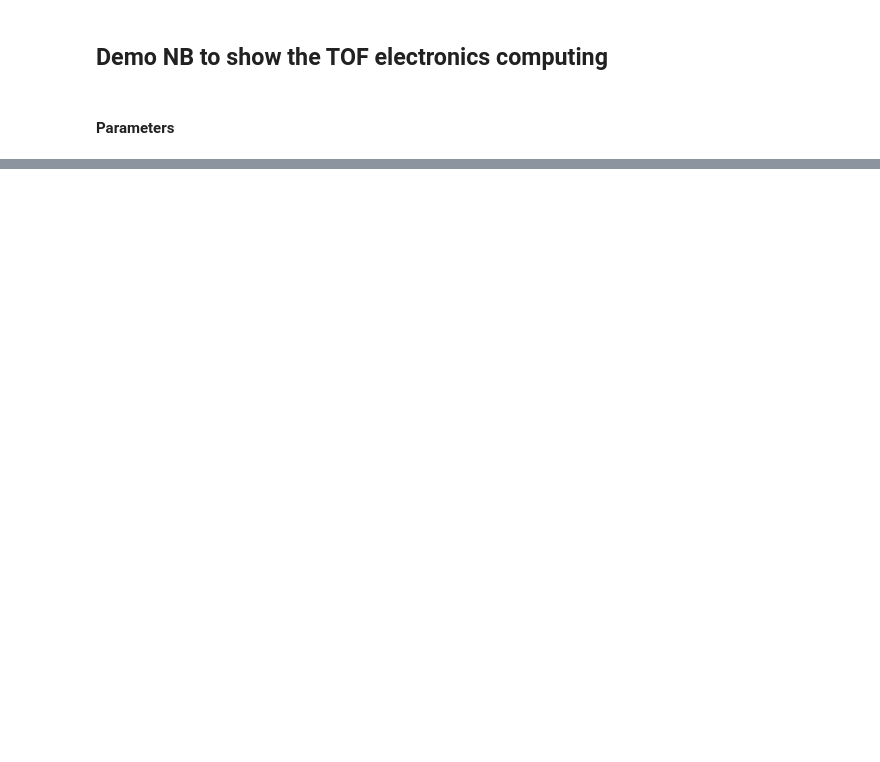
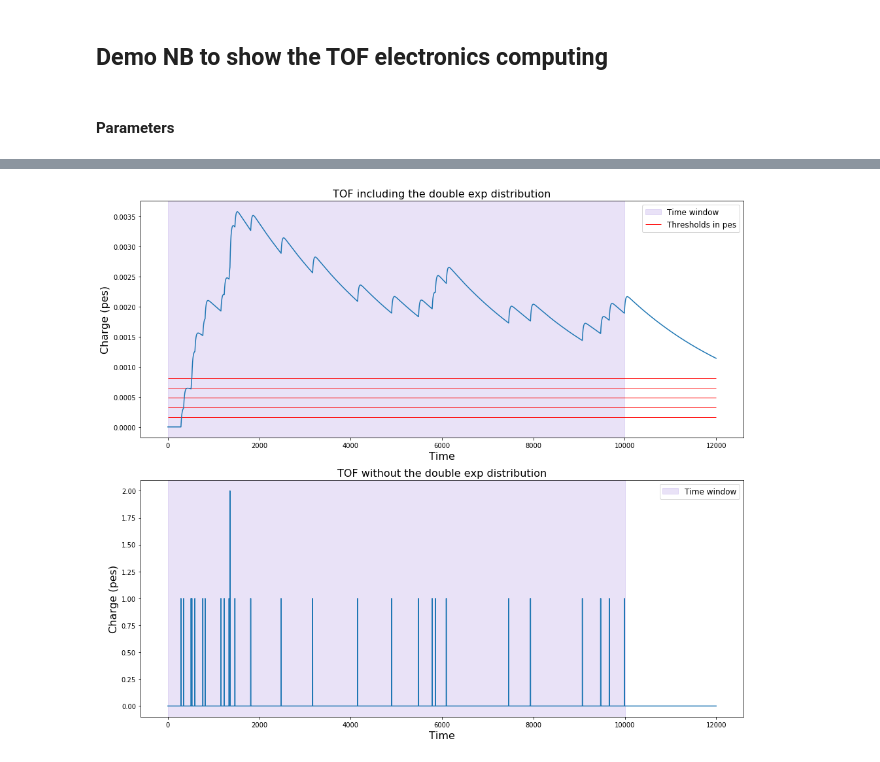
Before and after one commit to petalo-project/ANTEANB, a Jupyter notebook: elec/TOF_compute_demo.ipynb, the cells around one changed output, grey strips where cells are left out. Saved outputs shown, nothing was run; the diff lists cells and outputs as text; code cells hidden in the pictures; blank space fills up the shorter version.

```diff
--- a/elec/TOF_compute_demo.ipynb
+++ b/elec/TOF_compute_demo.ipynb
@@ -119,0 +99,7 @@ for evt in range(1):
+# %%
+timestamp_thr = np.array([0.5, 1, 1.5, 2, 2.5])
+timestamp_thr = timestamp_thr/norm # Important to divide by the normalization
+print(timestamp_thr)
+for t_thr in timestamp_thr:
+    new_tof = evt_tof_exp_dist[evt_tof_exp_dist.charge > t_thr]
+    print(new_tof.head())
@@ -119,0 +124,20 @@ for evt in range(1):
+# %%
+fig, (ax1, ax2) = plt.subplots(2,1,figsize=(14,12))
+ax1.plot(np.arange(0, 12000), tdc_conv[:12000]  )
+ax1.hlines(timestamp_thr, 0, 12000, 'r', lw=1, label='Thresholds in pes')
+#ax1.vlines([0, 10000], 0, 0.0035, 'mediumpurple', lw=2)
+ax1.axvspan(0, 10000, alpha=0.2, color='mediumpurple', label='Time window')
+ax2.plot(np.arange(0, 12000), tdc_no_conv[:12000])
+ax2.axvspan(0, 10000, alpha=0.2, color='mediumpurple', label='Time window')
+ax1.set_ylabel('Charge (pes)', size=16)
+ax2.set_ylabel('Charge (pes)', size=16)
+ax1.set_xlabel(        'Time', size=16)
+ax2.set_xlabel(        'Time', size=16)
+ax1.set_title('TOF including the double exp distribution', size=16)
+ax2.set_title('TOF without the double exp distribution'  , size=16)
+ax1.legend(fontsize=12)
+ax2.legend(fontsize=12)
+plt.tight_layout()
+plt.show()
+# %% [output]
+[figure, added]
```
Also changed, not shown: parts of 14 cells of this notebook.
